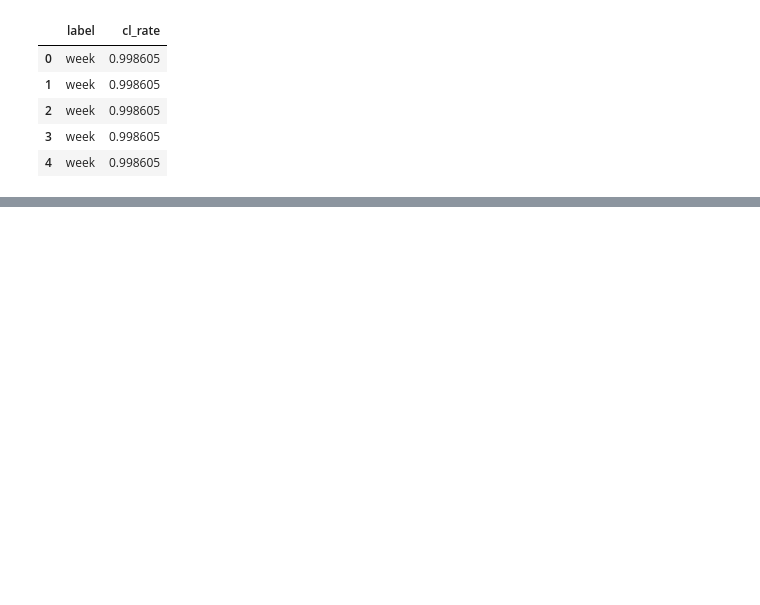
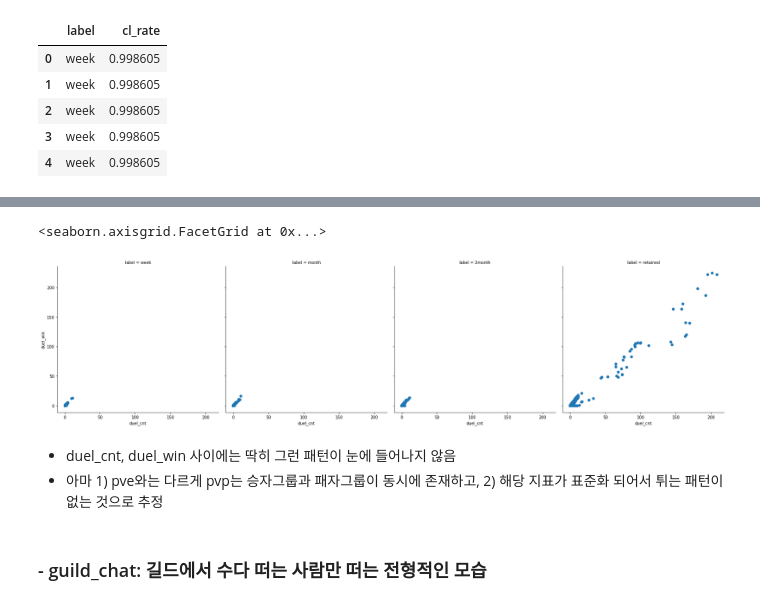
Before and after one commit to kookoowaa/Projects, a Jupyter notebook: Churn_with_Online_game/EDA_cwp.ipynb, the cells around one changed output, grey strips where cells are left out. Cells and saved outputs as stored; diff of their text form; code cells hidden in the pictures; blank space fills up the shorter version.

```diff
--- a/Churn_with_Online_game/EDA_cwp.ipynb
+++ b/Churn_with_Online_game/EDA_cwp.ipynb
@@ -166,0 +195,10 @@ sns.scatterplot(x = 'cnt_enter_raid', y = 'cnt_clear_raid', data = rd, hue = 'la
+# %%
+sns.FacetGrid(data = rd, col = 'label', height=6, col_order = the_order).map(plt.scatter, 'duel_cnt', 'duel_win')
+# %% [output]
+<seaborn.axisgrid.FacetGrid at 0x...>
+[figure, added]
+# %% [markdown]
+- duel_cnt, duel_win 사이에는 딱히 그런 패턴이 눈에 들어나지 않음
+- 아마 1) pve와는 다르게 pvp는 승자그룹과 패자그룹이 동시에 존재하고, 2) 해당 지표가 표준화 되어서 튀는 패턴이 없는 것으로 추정
+# %% [markdown]
+### - guild_chat: 길드에서 수다 떠는 사람만 떠는 전형적인 모습
```
Also changed, not shown: parts of 15 cells of this notebook.
